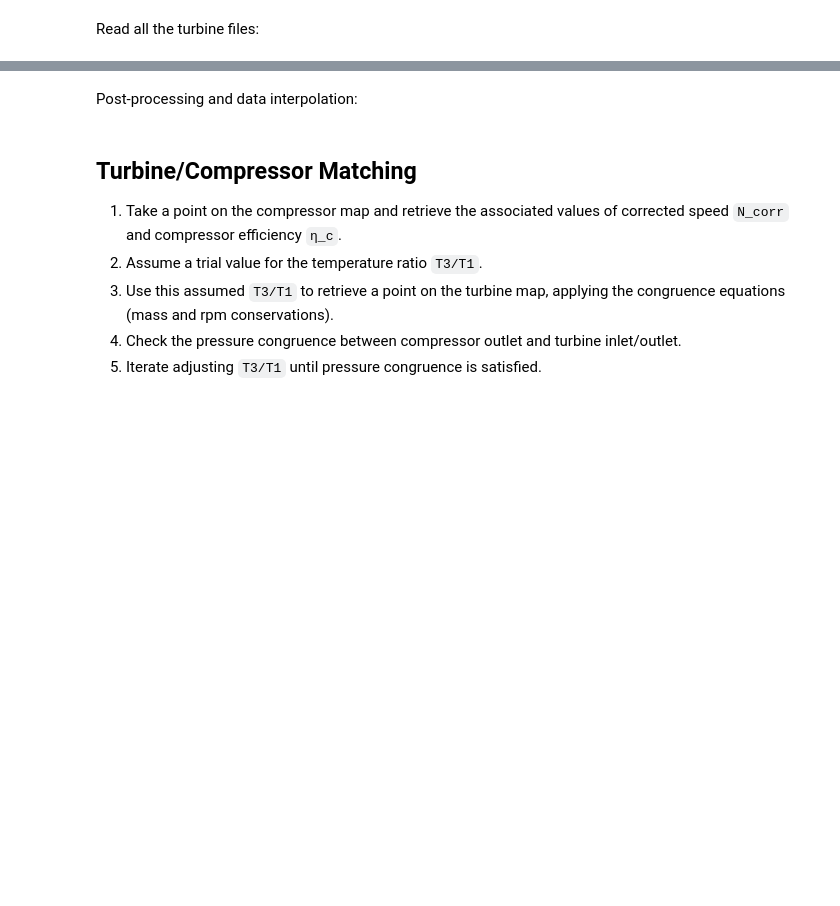
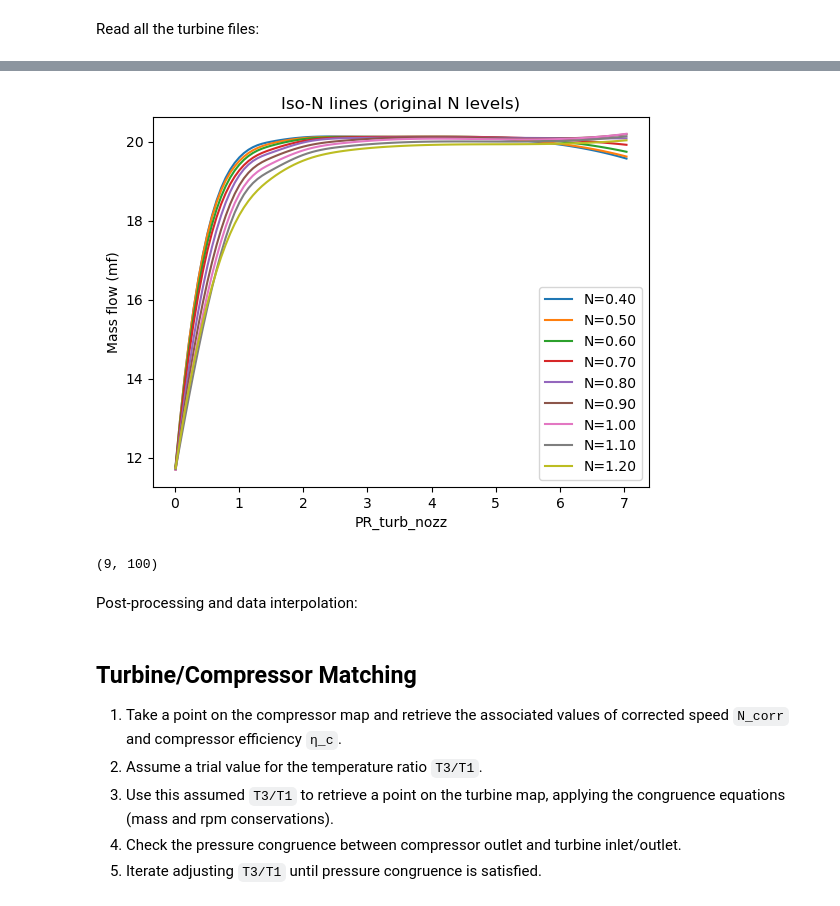
Before and after one commit to dariovetrano03/toga-or-not-toga, a Jupyter notebook: data/plot_iso_T3T1.ipynb, the cells around one changed output, grey strips where cells are left out. Drawn from its saved outputs; the diff is of its cells as text; code cells hidden in the pictures; blank space fills up the shorter version.

```diff
--- a/data/plot_iso_T3T1.ipynb
+++ b/data/plot_iso_T3T1.ipynb
@@ -180,3 +348,34 @@ plt.show()
+# %%
+from scipy.interpolate import interp1d
+
+n_steps = num_steps
+PR_dense = np.linspace(PR_turb_nozz.min(), PR_turb_nozz.max(), n_steps)
+
+N_levels = N_grid[:,0]
+mf_dense_grid = np.zeros((len(N_levels), n_steps))
+PR_dense_grid = np.zeros_like(mf_dense_grid)
+N_dense_grid = np.zeros_like(mf_dense_grid)
+
+for i, N in enumerate(N_levels):
+    PR_row = PR_turb_nozz[i,:]
+    mf_row = mf_turb_nozz[i,:]
+    mf_dense_grid[i,:] = interp1d(PR_row, mf_row, kind='cubic', fill_value='extrapolate')(PR_dense)
+    PR_dense_grid[i,:] = PR_dense
+    N_dense_grid[i,:] = N
+
+for i, N in enumerate(N_levels):
+    plt.plot(PR_dense_grid[i,:], mf_dense_grid[i,:], label=f"N={N:.2f}")
+
+plt.xlabel("PR_turb_nozz")
+plt.ylabel("Mass flow (mf)")
+plt.title("Iso-N lines (original N levels)")
+plt.legend()
+plt.show()
+
+print(PR_dense_grid.shape)
+# %% [output]
+[figure, added]
+(9, 100)
 # %% [markdown]
 Post-processing and data interpolation:
 # %% [markdown]
```
Also changed, not shown: parts of 14 cells of this notebook, 6 other files.
